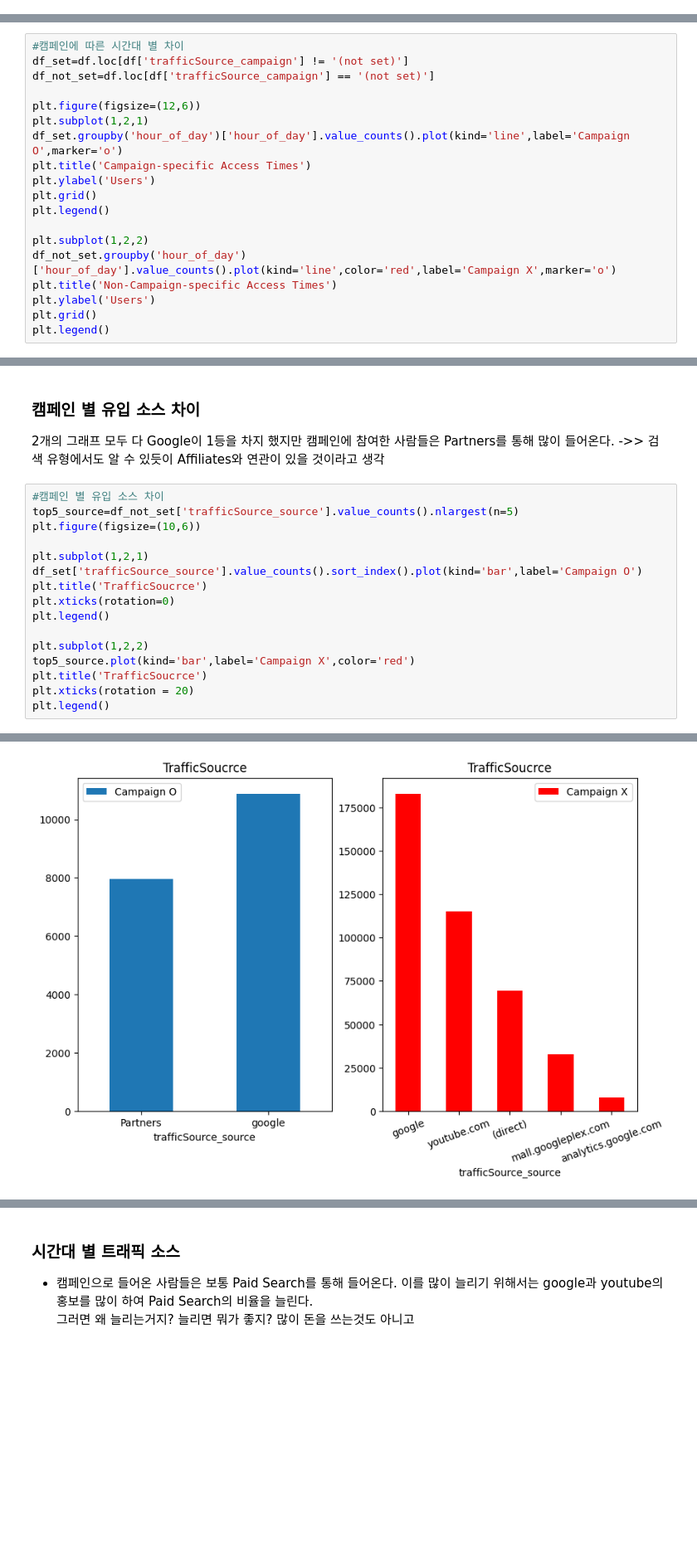
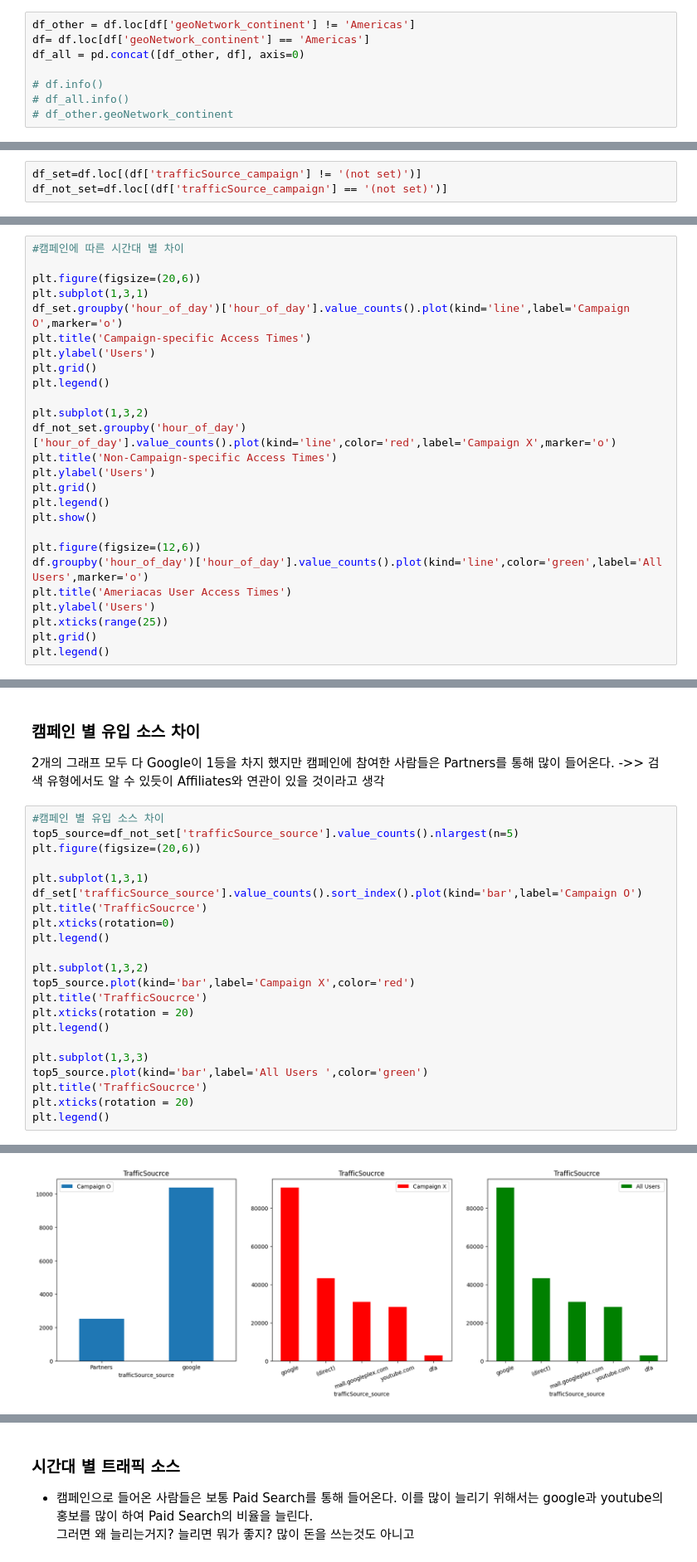
Before and after one commit to eju1019/ipark, a Jupyter notebook: projcet.ipynb, the cells around one changed output, grey strips where cells are left out. Shown at 83% size. Saved outputs shown, nothing was run; the diff lists cells and outputs as text; blank space fills up the shorter version.

```diff
--- a/projcet.ipynb
+++ b/projcet.ipynb
@@ -43,3 +35,11 @@ please provide us feedback at https://github.com/pandas-dev/pandas/issues/54466
 # %%
 drop_columns = ['socialEngagementType','totals_bounces', 'device_browser', 'device_browserVersion', 'device_browserSize', 'device_operatingSystem', 'device_operatingSystemVersion', 'device_mobileDeviceBranding', 'device_mobileDeviceModel', 'device_mobileInputSelector', 'device_mobileDeviceInfo', 'device_mobileDeviceMarketingName', 'device_flashVersion', 'device_language', 'device_screenColors', 'device_screenResolution', 'geoNetwork_subContinent', 'geoNetwork_region', 'geoNetwork_metro', 'geoNetwork_city', 'geoNetwork_cityId', 'geoNetwork_networkDomain', 'geoNetwork_latitude', 'geoNetwork_longitude', 'geoNetwork_networkLocation', 'trafficSource_adwordsClickInfo.criteriaParameters', 'trafficSource_referralPath', 'trafficSource_adwordsClickInfo.page', 'trafficSource_adwordsClickInfo.gclId', 'trafficSource_adwordsClickInfo.isVideoAd', 'trafficSource_adContent']
 df =df.drop(drop_columns,axis=1)
+# %%
+df_other = df.loc[df['geoNetwork_continent'] != 'Americas']
+df= df.loc[df['geoNetwork_continent'] == 'Americas']
+df_all = pd.concat([df_other, df], axis=0)
+
+# df.info()
+# df_all.info()
+# df_other.geoNetwork_continent
@@ -121,3 +153,6 @@ plt.show()
+# %%
+df_set=df.loc[(df['trafficSource_campaign'] != '(not set)')]
+df_not_set=df.loc[(df['trafficSource_campaign'] == '(not set)')]
 # %% [markdown]
 ## 채널별 효과 분석 (재혁)
     - 캠페인으로 들어온 사람은 다른 사람과 다른 특징을 가지고 있는지 분석
@@ -130,21 +165,28 @@ plt.show()
 캠페인 참여 안한 사람들은 5시에 최저, 17,18시가 가장 많은 접속 했음을 알 수 있고,  캠페인에 참여하지 않은 사람들은 주로 오후에 활동하는것으로 판단된다.
 # %%
 #캠페인에 따른 시간대 별 차이
-df_set=df.loc[df['trafficSource_campaign'] != '(not set)']
-df_not_set=df.loc[df['trafficSource_campaign'] == '(not set)']
 
-plt.figure(figsize=(12,6))
-plt.subplot(1,2,1)
+plt.figure(figsize=(20,6))
+plt.subplot(1,3,1)
 df_set.groupby('hour_of_day')['hour_of_day'].value_counts().plot(kind='line',label='Campaign O',marker='o')
 plt.title('Campaign-specific Access Times')
 plt.ylabel('Users')
 plt.grid()
 plt.legend()
 
-plt.subplot(1,2,2)
+plt.subplot(1,3,2)
 df_not_set.groupby('hour_of_day')['hour_of_day'].value_counts().plot(kind='line',color='red',label='Campaign X',marker='o')
 plt.title('Non-Campaign-specific Access Times')
 plt.ylabel('Users')
 plt.grid()
 plt.legend()
+plt.show()
+
+plt.figure(figsize=(12,6))
+df.groupby('hour_of_day')['hour_of_day'].value_counts().plot(kind='line',color='green',label='All Users',marker='o')
+plt.title('Ameriacas User Access Times')
+plt.ylabel('Users')
+plt.xticks(range(25))
+plt.grid()
+plt.legend()
 # %% [output]
@@ -249,22 +329,28 @@ plt.legend()
 # %%
 #캠페인 별 유입 소스 차이
 top5_source=df_not_set['trafficSource_source'].value_counts().nlargest(n=5)
-plt.figure(figsize=(10,6))
+plt.figure(figsize=(20,6))
 
-plt.subplot(1,2,1)
+plt.subplot(1,3,1)
 df_set['trafficSource_source'].value_counts().sort_index().plot(kind='bar',label='Campaign O')
 plt.title('TrafficSoucrce')
 plt.xticks(rotation=0)
 plt.legend()
 
-plt.subplot(1,2,2)
+plt.subplot(1,3,2)
 top5_source.plot(kind='bar',label='Campaign X',color='red')
 plt.title('TrafficSoucrce')
 plt.xticks(rotation = 20)
 plt.legend()
+
+plt.subplot(1,3,3)
+top5_source.plot(kind='bar',label='All Users ',color='green')
+plt.title('TrafficSoucrce')
+plt.xticks(rotation = 20)
+plt.legend()
 # %% [output]
 <matplotlib.legend.Legend at 0x...>
-[figure, old version]
+[figure, new version]
 # %%
 
 df_set_Month_traffic=df_set.groupby('date_of_Month')['trafficSource_source'].value_counts().unstack(fill_value=0)
```
Also changed, not shown: parts of 32 cells of this notebook.
